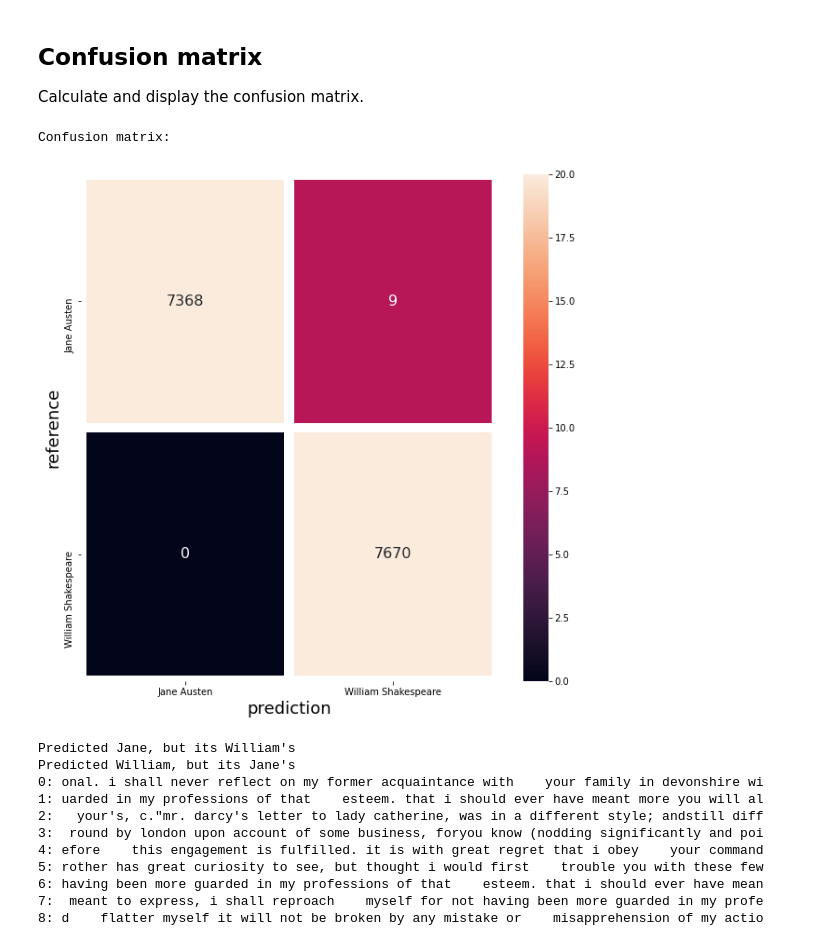
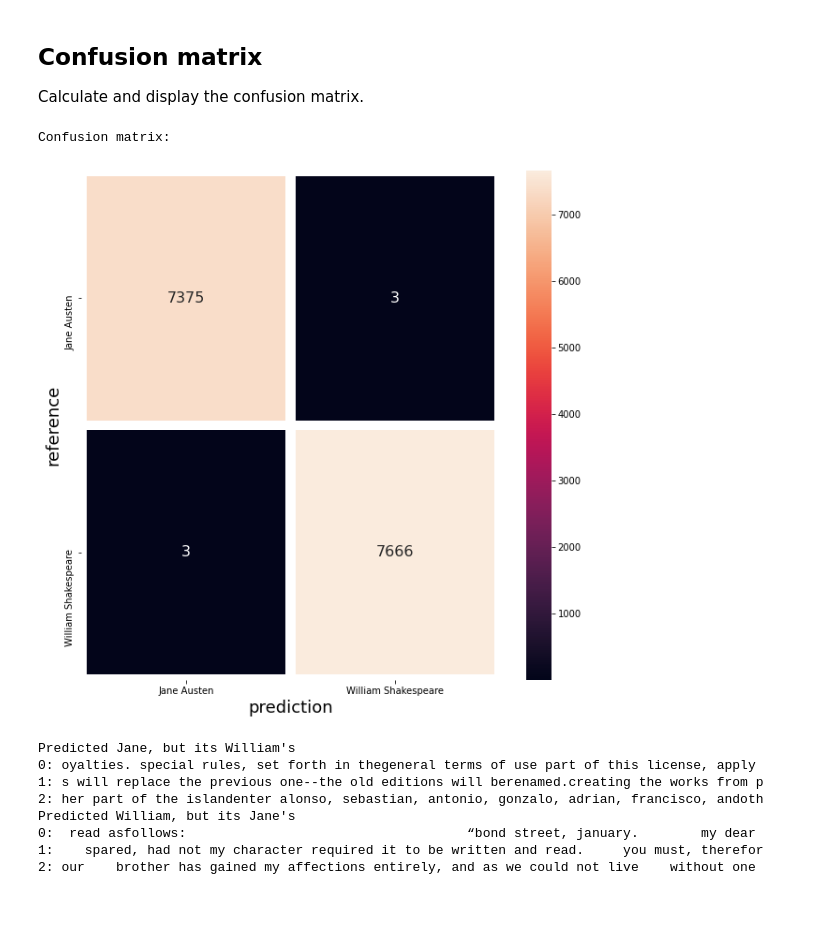
Before and after one commit to Egoago/AIT-Assignment-II, a Jupyter notebook: AIT_Deep_learning_Assigment_2.ipynb, the cells around one changed output. Drawn from its saved outputs; the diff is of its cells as text; code cells hidden in the pictures; blank space fills up the shorter version.

```diff
--- a/AIT_Deep_learning_Assigment_2.ipynb
+++ b/AIT_Deep_learning_Assigment_2.ipynb
@@ -114,7 +114,7 @@ for i in range(0, len(william)-sequence_length, step):
 del william #important, because of insufficient CPU RAM
 
 batches = len(sentences)
-p = np.random.permutation(batches)  #shuffle with indexes, this is a more memory efficent way than sklearn
+p = np.random.default_rng(1).permutation(batches)  #shuffle with indexes, this is a more memory efficent way than sklearn
 #need to shuffle before splitting
 X = np.zeros((batches, sequence_length, alphabet_length))
 Y = np.zeros(batches)
@@ -172,7 +172,7 @@ Trainable variables: 94849
 Train the model and apply early stopping.
 # %%
 #takes some time, might need a GPU for this part
-es = EarlyStopping(patience=10, min_delta=1e-4, verbose=2, restore_best_weights=True)
+es = EarlyStopping(patience=15, min_delta=1e-4, verbose=2, restore_best_weights=True)
 network_history = model.fit(X_train, Y_train,
           batch_size=512,
           epochs=100,
@@ -228,7 +230,7 @@ conf=confusion_matrix(y_true, y_pred)
 plt.figure(figsize=(10,10))
 sns.heatmap(conf, annot=True, fmt='d', annot_kws={"size": 16}, linewidth=10,
             yticklabels=num_author.values(),
-            xticklabels=num_author.values(), vmax=20)
+            xticklabels=num_author.values())
 plt.xlabel("prediction", fontsize=18)
 plt.ylabel("reference", fontsize=18)
 plt.show()
@@ -236,42 +238,39 @@ plt.show()
 #show problematic cases
 FP = []
 FN = []
 TP = []
 TN = []
 for i in range(y_true.size):  #sort indexes to confusion matrix categories
   if y_pred[i] == 0:
     if y_true[i] == 0:
       TN.append(i)
     else:
       FN.append(i)
   else:
     if y_true[i] == 1:
       TP.append(i)
     else:
       FP.append(i)
 def onehotToText(oneHotSentence):
   sentence = ''
   for onehotChar in oneHotSentence:
     index = np.argmax(onehotChar)
     sentence += indices_char[index]
   return sentence
 print("Predicted Jane, but its William's")
 for i, oneHotSentence in enumerate(X_test[FN]):
   print(f'{i}: {onehotToText(oneHotSentence)}')
 print("Predicted William, but its Jane's")
 for i, oneHotSentence in enumerate(X_test[FP]):
   print(f'{i}: {onehotToText(oneHotSentence)}')
 # %% [output]
 Confusion matrix:
-[figure, old version]
+[figure, new version]
 Predicted Jane, but its William's
+0: oyalties. special rules, set forth in thegeneral terms of use part of this license, apply
+1: s will replace the previous one--the old editions will berenamed.creating the works from p
+2: her part of the islandenter alonso, sebastian, antonio, gonzalo, adrian, francisco, andoth
 Predicted William, but its Jane's
-0: onal. i shall never reflect on my former acquaintance with    your family in devonshire wi
-1: uarded in my professions of that    esteem. that i should ever have meant more you will al
-2:   your's, c."mr. darcy's letter to lady catherine, was in a different style; andstill diff
-3:  round by london upon account of some business, foryou know (nodding significantly and poi
-4: efore    this engagement is fulfilled. it is with great regret that i obey    your command
-5: rother has great curiosity to see, but thought i would first    trouble you with these few
-6: having been more guarded in my professions of that    esteem. that i should ever have mean
-7:  meant to express, i shall reproach    myself for not having been more guarded in my profe
-8: d    flatter myself it will not be broken by any mistake or    misapprehension of my actio
+0:  read asfollows:                                    “bond street, january.        my dear
+1:    spared, had not my character required it to be written and read.     you must, therefor
+2: our    brother has gained my affections entirely, and as we could not live    without one
```
Also changed, not shown: parts of 2 cells of this notebook.
